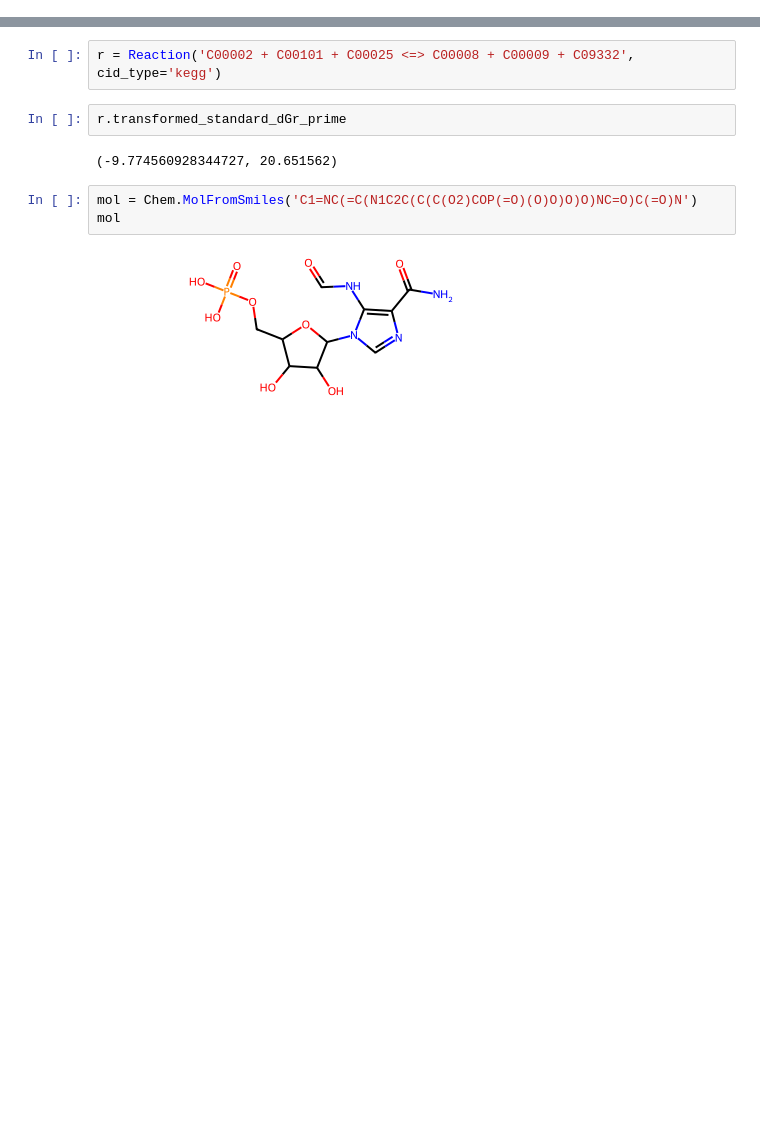
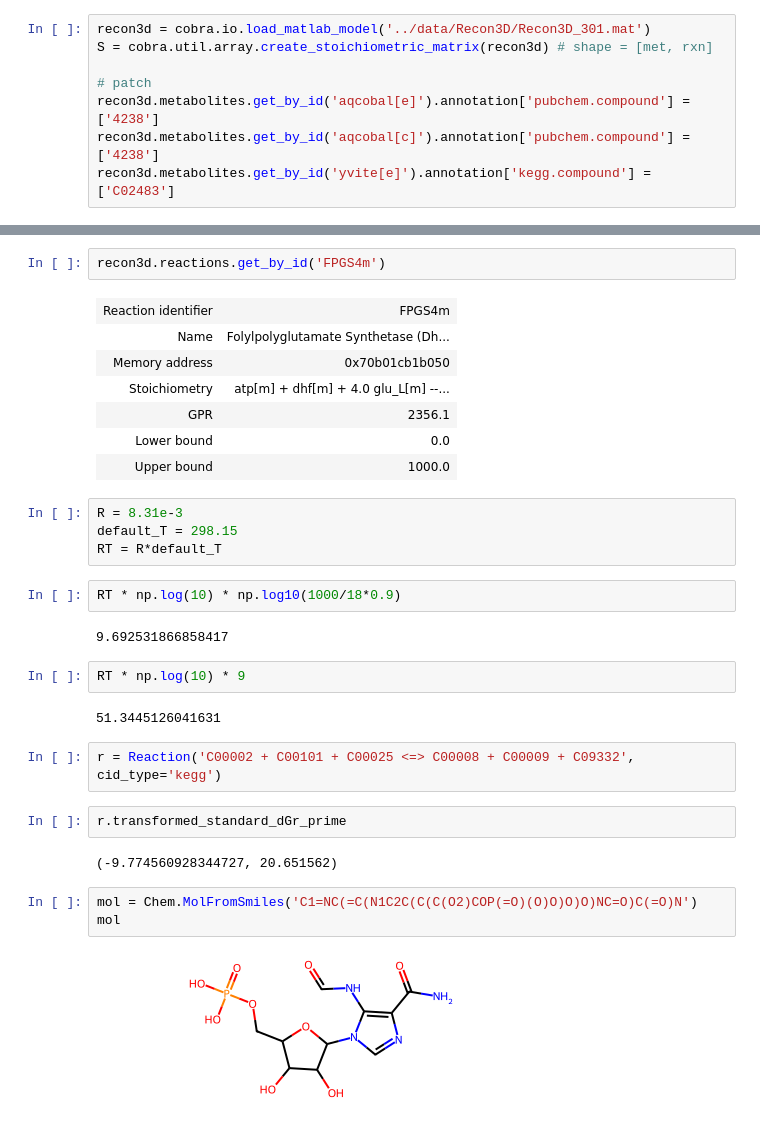
Before and after one commit to arne-cl/dGbyG, a Jupyter notebook: debug.ipynb, the cells around one changed output, grey strips where cells are left out. Saved outputs shown, nothing was run; the diff lists cells and outputs as text; blank space fills up the shorter version.

```diff
--- a/debug.ipynb
+++ b/debug.ipynb
@@ -27,0 +40,8 @@ ddGf_to_aqueous(5.3, 14, 0.25, 298.15, 0, 24, 0)
+# %%
+recon3d = cobra.io.load_matlab_model('../data/Recon3D/Recon3D_301.mat')
+S = cobra.util.array.create_stoichiometric_matrix(recon3d) # shape = [met, rxn]
+
+# patch
+recon3d.metabolites.get_by_id('aqcobal[e]').annotation['pubchem.compound'] = ['4238']
+recon3d.metabolites.get_by_id('aqcobal[c]').annotation['pubchem.compound'] = ['4238']
+recon3d.metabolites.get_by_id('yvite[e]').annotation['kegg.compound'] = ['C02483']
@@ -28,3 +232,25 @@ ddGf_to_aqueous(5.3, 14, 0.25, 298.15, 0, 24, 0)
+# %%
+recon3d.reactions.get_by_id('FPGS4m')
+# %% [output]
+| Reaction identifier | FPGS4m |
+| Name | Folylpolyglutamate Synthetase (Dh... |
+| Memory address | 0x70b01cb1b050 |
+| Stoichiometry | atp[m] + dhf[m] + 4.0 glu_L[m] --... |
+| GPR | 2356.1 |
+| Lower bound | 0.0 |
+| Upper bound | 1000.0 |
+# %%
+R = 8.31e-3
+default_T = 298.15
+RT = R*default_T
+# %%
+RT * np.log(10) * np.log10(1000/18*0.9)
+# %% [output]
+9.692531866858417
+# %%
+RT * np.log(10) * 9
+# %% [output]
+51.3445126041631
 # %%
 r = Reaction('C00002 + C00101 + C00025 <=> C00008 + C00009 + C09332', cid_type='kegg')
 # %%
```
Also changed, not shown: parts of 19 cells of this notebook, 24 other files.
